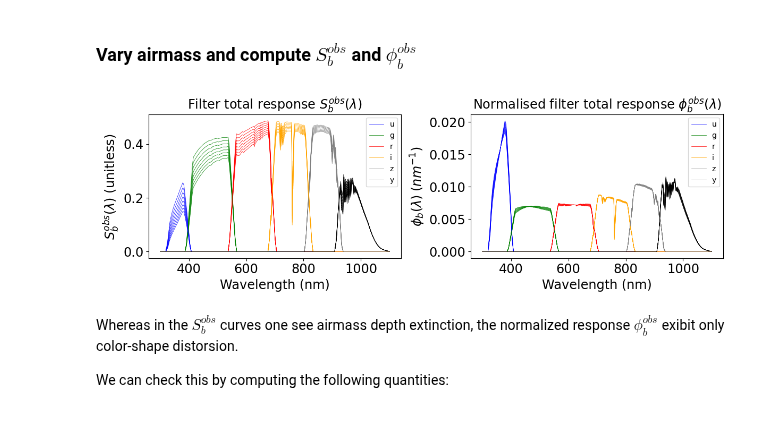
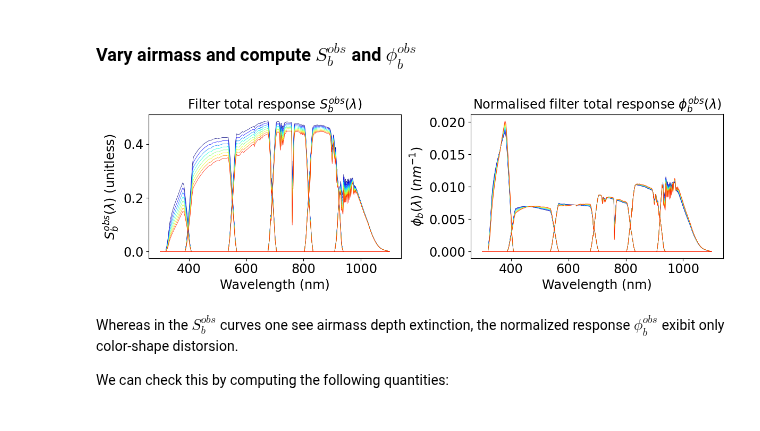
Before and after one commit to sylvielsstfr/RubinLSSTPhotometricCorrTuto, a Jupyter notebook: notebooks/01_AtmosphericParamExtraction/01a_IntroAtmosphericTransparency.ipynb, the cells around one changed output. Cells and saved outputs as stored; diff of their text form; code cells hidden in the pictures.

Commit message:
update with rainbow colors

```diff
--- a/notebooks/01_AtmosphericParamExtraction/01a_IntroAtmosphericTransparency.ipynb
+++ b/notebooks/01_AtmosphericParamExtraction/01a_IntroAtmosphericTransparency.ipynb
@@ -628,4 +630,13 @@ taus= [0.04]# Vertical Aerosol depth (VAOD)
 betas = [-1]# Aerosol Angstrom exponent
 # %% [markdown]
 ### Vary airmass and compute $S_b^{obs}$ and $\phi_b^{obs}$
+# %%
+all_am = np.arange(1,2.5,0.2)
+NAM = len(all_am)
+# %%
+# wavelength bin colors
+jet = plt.get_cmap('jet')
+cNorm = colors.Normalize(vmin=0, vmax=NAM)
+scalarMap = cmx.ScalarMappable(norm=cNorm, cmap=jet)
+all_colors = scalarMap.to_rgba(np.arange(NAM), alpha=1)
 # %%
@@ -661,45 +670,36 @@ fig = plt.figure(figsize=(12,4))
 ax=fig.add_subplot(1,2,1)
 # loop on airmass
 for index_am,am in enumerate(all_am):
     the_all_bandpass_nonstd_am = all_bandpass_nonstd_am[index_am]
     for index,f in enumerate(filter_tagnames) :
         the_lsst_nonstd_am_infilter = the_all_bandpass_nonstd_am[f]
         the_wl= the_lsst_nonstd_am_infilter.wavelen
         the_sb = the_lsst_nonstd_am_infilter.sb
+        ax.plot(the_wl ,the_sb,'-',color=all_colors[index_am],label = f,lw=0.5)
 
-        if index_am == 0:
-            ax.plot(the_wl ,the_sb,'-',color=filter_color[index],label = f,lw=0.5)
-        else:
-            ax.plot(the_wl,the_sb,'-',color=filter_color[index],lw=0.5)
-
-ax.legend()
 ax.set_xlabel('Wavelength (nm)')
 ax.set_ylabel("$S_b^{obs}(\lambda)$ (unitless) ")
 ax.set_title("Filter total response $S_b^{obs}(\lambda)$")
 
 # Figure 2
 ax=fig.add_subplot(1,2,2)
 # loop on airmass
 for index_am,am in enumerate(all_am):
     the_all_phiArray_nonstd_am = all_phiArray_nonstd_am[index_am]
 
     for index,f in enumerate(filter_tagnames) :
 
         the_phiArray_nonstd = the_all_phiArray_nonstd_am[index]
-        if index_am == 0:
-            ax.plot(WL,the_phiArray_nonstd,'-',color=filter_color[index],label = f,lw=0.5)
-        else:
-            ax.plot(WL,the_phiArray_nonstd,'-',color=filter_color[index],lw=0.5)
+        ax.plot(WL,the_phiArray_nonstd,'-',color=all_colors[index_am],lw=0.5)
 
-ax.legend()
 ax.set_xlabel('Wavelength (nm)')
 ax.set_ylabel("$\phi_b(\lambda)\; (nm^{-1})$ ")
 ax.set_title("Normalised filter total response $\phi_b^{obs}(\lambda)$")
 
 plt.tight_layout()
 plt.show()
 # %% [output]
-[figure, old version]
+[figure, new version]
 # %% [markdown]
 Whereas in the $S_b^{obs}$ curves one see airmass depth extinction, the normalized response $\phi_b^{obs}$ exibit only color-shape distorsion.
 
```
Also changed, not shown: parts of 2 cells of this notebook.
